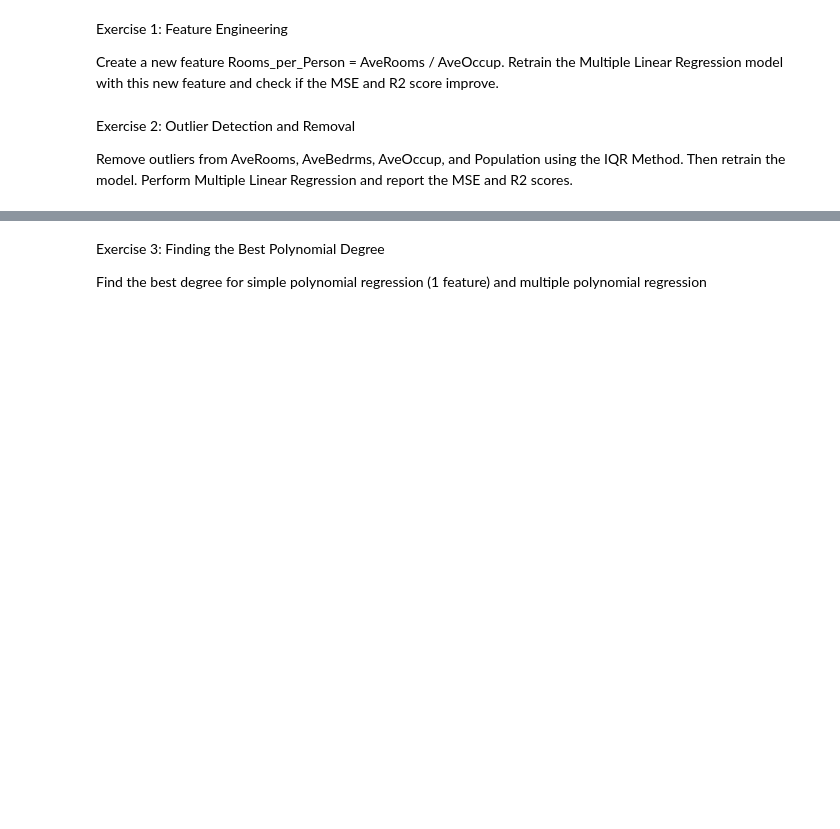
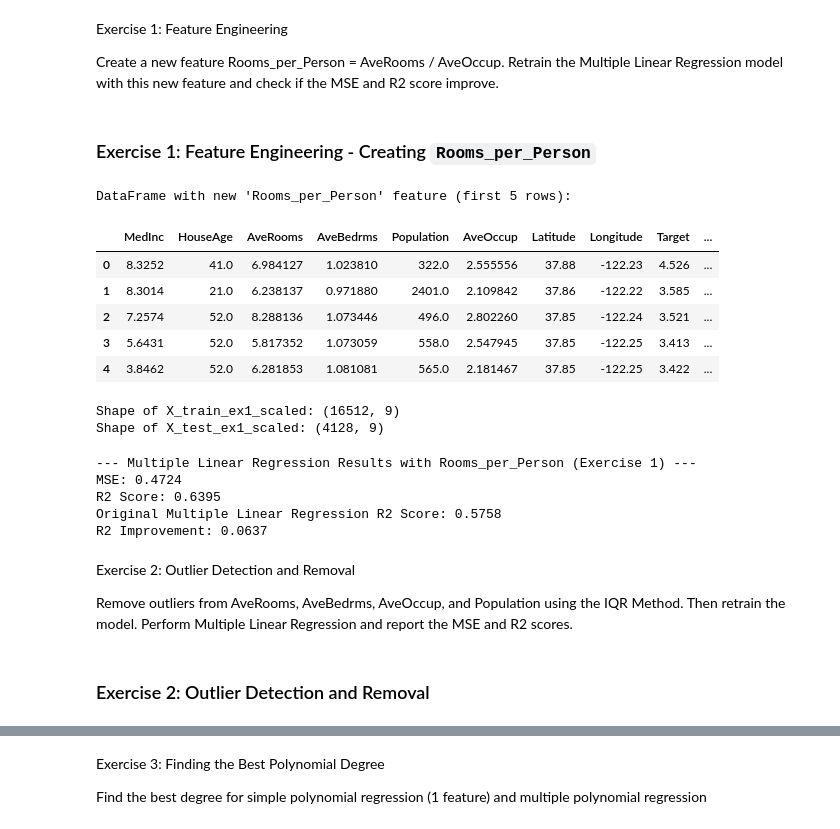
Before and after one commit to harshita042/PRML-CSL2050, a Jupyter notebook: LinearRegression_lab_script.ipynb, the cells around one changed output, grey strips where cells are left out. Cells and saved outputs as stored; diff of their text form; code cells hidden in the pictures; blank space fills up the shorter version.

```diff
--- a/LinearRegression_lab_script.ipynb
+++ b/LinearRegression_lab_script.ipynb
@@ -330,7 +424,67 @@ R2 Score: 0.6457
 Exercise 1: Feature Engineering
 
 Create a new feature Rooms_per_Person = AveRooms / AveOccup. Retrain the Multiple Linear Regression model with this new feature and check if the MSE and R2 score improve.
+# %% [markdown]
+### Exercise 1: Feature Engineering - Creating `Rooms_per_Person`
+# %%
+# Create the new feature Rooms_per_Person
+df_exercise1 = df.copy()
+df_exercise1['Rooms_per_Person'] = df_exercise1['AveRooms'] / df_exercise1['AveOccup']
+
+print("DataFrame with new 'Rooms_per_Person' feature (first 5 rows):")
+display(df_exercise1.head())
+# %% [output]
+DataFrame with new 'Rooms_per_Person' feature (first 5 rows):
+|  | MedInc | HouseAge | AveRooms | AveBedrms | Population | AveOccup | Latitude | Longitude | Target | ... |
+| 0 | 8.3252 | 41.0 | 6.984127 | 1.023810 | 322.0 | 2.555556 | 37.88 | -122.23 | 4.526 | ... |
+| 1 | 8.3014 | 21.0 | 6.238137 | 0.971880 | 2401.0 | 2.109842 | 37.86 | -122.22 | 3.585 | ... |
+| 2 | 7.2574 | 52.0 | 8.288136 | 1.073446 | 496.0 | 2.802260 | 37.85 | -122.24 | 3.521 | ... |
+| 3 | 5.6431 | 52.0 | 5.817352 | 1.073059 | 558.0 | 2.547945 | 37.85 | -122.25 | 3.413 | ... |
+| 4 | 3.8462 | 52.0 | 6.281853 | 1.081081 | 565.0 | 2.181467 | 37.85 | -122.25 | 3.422 | ... |
+# %%
+# Select Features (X_ex1) and Target (y_ex1) for Exercise 1
+X_ex1 = df_exercise1.drop('Target', axis=1)
+y_ex1 = df_exercise1['Target']
+
+# Split into Train and Test sets
+X_train_ex1, X_test_ex1, y_train_ex1, y_test_ex1 = train_test_split(X_ex1, y_ex1, test_size=0.2, random_state=42)
+
+# Scaling (Standardization)
+scaler_ex1 = StandardScaler()
+X_train_ex1_scaled = scaler_ex1.fit_transform(X_train_ex1)
+X_test_ex1_scaled = scaler_ex1.transform(X_test_ex1)
+
+print("Shape of X_train_ex1_scaled:", X_train_ex1_scaled.shape)
+print("Shape of X_test_ex1_scaled:", X_test_ex1_scaled.shape)
+# %% [output]
+Shape of X_train_ex1_scaled: (16512, 9)
+Shape of X_test_ex1_scaled: (4128, 9)
+# %%
+# Retrain Multiple Linear Regression Model with new feature
+multi_model_ex1 = LinearRegression()
+multi_model_ex1.fit(X_train_ex1_scaled, y_train_ex1)
+
+# Predict
+y_pred_multi_ex1 = multi_model_ex1.predict(X_test_ex1_scaled)
+
+# Evaluate
+r2_multi_ex1 = r2_score(y_test_ex1, y_pred_multi_ex1)
+mse_multi_ex1 = mean_squared_error(y_test_ex1, y_pred_multi_ex1)
+
+print("--- Multiple Linear Regression Results with Rooms_per_Person (Exercise 1) ---")
+print(f"MSE: {mse_multi_ex1:.4f}")
+print(f"R2 Score: {r2_multi_ex1:.4f}")
+print(f"Original Multiple Linear Regression R2 Score: {r2_multi:.4f}")
+print(f"R2 Improvement: {r2_multi_ex1 - r2_multi:.4f}")
+# %% [output]
+--- Multiple Linear Regression Results with Rooms_per_Person (Exercise 1) ---
+MSE: 0.4724
+R2 Score: 0.6395
+Original Multiple Linear Regression R2 Score: 0.5758
+R2 Improvement: 0.0637
 # %% [markdown]
 Exercise 2: Outlier Detection and Removal
 
 Remove outliers from AveRooms, AveBedrms, AveOccup, and Population using the IQR Method. Then retrain the model. Perform Multiple Linear Regression and report the MSE and R2 scores.
+# %% [markdown]
+### Exercise 2: Outlier Detection and Removal
```
Also changed, not shown: parts of 23 cells of this notebook.
